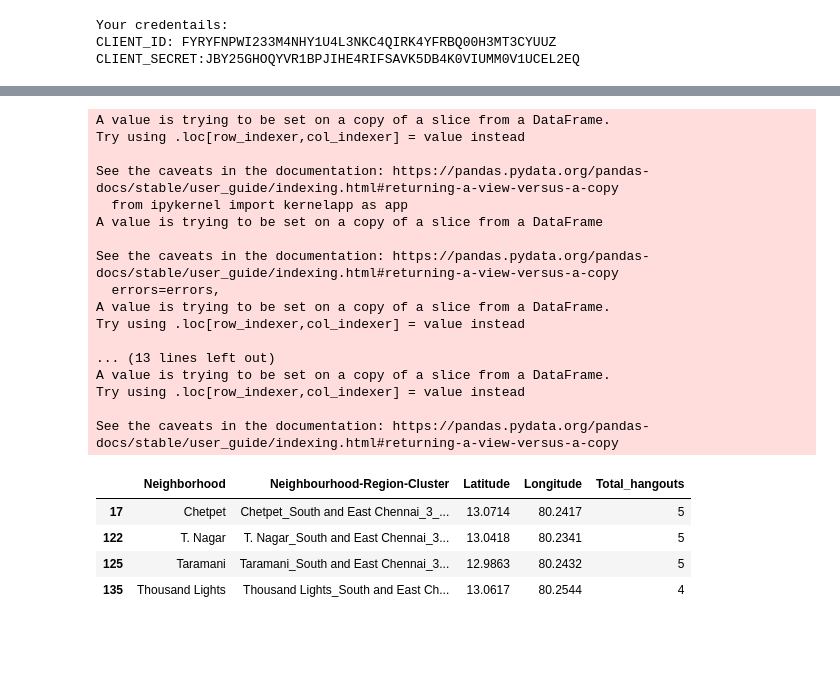
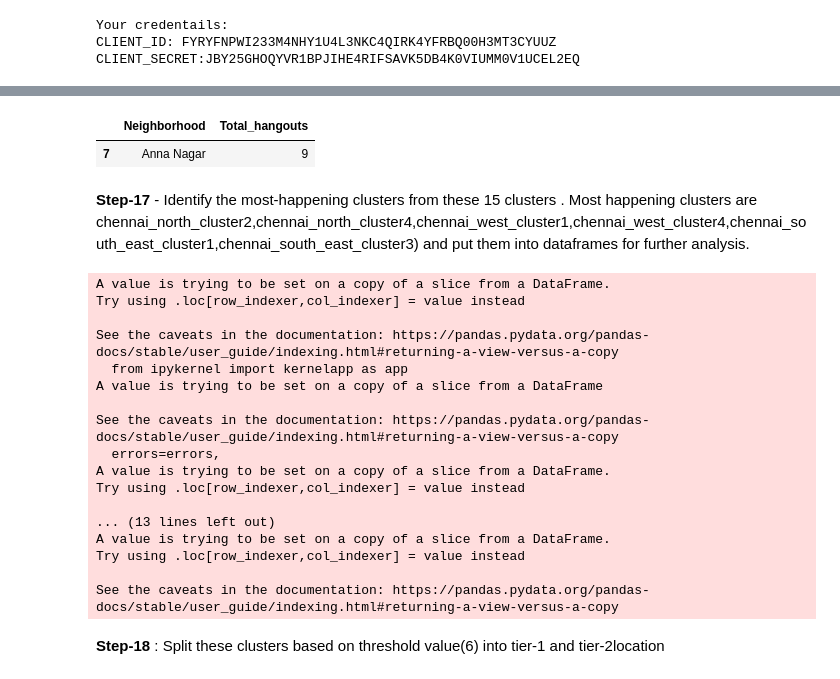
Before and after one commit to parthiks/Coursera_Capstone, a Jupyter notebook: Chennai_Neighborhood.ipynb, the cells around one changed output, grey strips where cells are left out. Saved outputs shown, nothing was run; the diff lists cells and outputs as text; code cells hidden in the pictures; blank space fills up the shorter version.

```diff
--- a/Chennai_Neighborhood.ipynb
+++ b/Chennai_Neighborhood.ipynb
@@ -655,9 +646,21 @@ chennai_west_cluster3
+# %%
+columns = ['Neighborhood','Total_hangouts']
+
+chennai_west_cluster4 = pd.DataFrame(columns=columns)
+chennai_west_cluster4=chennai_tar_west_hangouts_merged.loc[chennai_tar_west_hangouts_merged['Cluster Labels'] == 4, chennai_tar_west_hangouts_merged.columns[[0] + list(range(5, chennai_tar_west_hangouts_merged.shape[1]))]]
+chennai_west_cluster4
+# %% [output]
+|  | Neighborhood | Total_hangouts |
+| 7 | Anna Nagar | 9 |
+# %% [markdown]
+**Step-17** - Identify the most-happening clusters from these 15 clusters . Most happening clusters are
+ chennai_north_cluster2,chennai_north_cluster4,chennai_west_cluster1,chennai_west_cluster4,chennai_south_east_cluster1,chennai_south_east_cluster3) and put them into dataframes for further analysis.
 # %%
-chennai_north_cluster1_neighborhoods=chennai_north_cluster1['Neighborhood'].tolist()
 chennai_north_cluster2_neighborhoods=chennai_north_cluster2['Neighborhood'].tolist()
+chennai_north_cluster4_neighborhoods=chennai_north_cluster4['Neighborhood'].tolist()
 chennai_west_cluster1_neighborhoods=chennai_west_cluster1['Neighborhood'].tolist()
-chennai_west_cluster2_neighborhoods=chennai_west_cluster2['Neighborhood'].tolist()
-chennai_south_east_cluster2_neighborhoods=chennai_south_east_cluster2['Neighborhood'].tolist()
+chennai_west_cluster4_neighborhoods=chennai_west_cluster4['Neighborhood'].tolist()
+chennai_south_east_cluster1_neighborhoods=chennai_south_east_cluster1['Neighborhood'].tolist()
 chennai_south_east_cluster3_neighborhoods=chennai_south_east_cluster3['Neighborhood'].tolist()
 cols = ['Neighborhood', 'Region', 'Cluster Labels']
 
@@ -665,33 +668,32 @@ chennai_tar_north_hangouts_merged.set_index('Neighborhood')
 chennai_tar_south_east_hangouts_merged.set_index('Neighborhood')
 chennai_tar_west_hangouts_merged.set_index('Neighborhood')
 
-chennai_north_cluster1_neighborhood_loc = chennai_tar_north_hangouts_merged.loc[chennai_tar_north_hangouts_merged['Neighborhood'].isin(chennai_north_cluster1_neighborhoods)]
 chennai_north_cluster2_neighborhood_loc = chennai_tar_north_hangouts_merged.loc[chennai_tar_north_hangouts_merged['Neighborhood'].isin(chennai_north_cluster2_neighborhoods)]
-chennai_north_cluster1_neighborhood_loc['Neighbourhood-Region-Cluster'] = chennai_north_cluster1_neighborhood_loc[cols].apply(lambda row: '_'.join(row.values.astype(str)), axis=1)+'_Cluster'
-chennai_north_cluster1_neighborhood_loc.drop(columns=['Region','Cluster Labels'],inplace=True)
-chennai_north_cluster1_neighborhood_loc = chennai_north_cluster1_neighborhood_loc[ ['Neighborhood','Neighbourhood-Region-Cluster'] + [ col for col in chennai_north_cluster1_neighborhood_loc.columns if (col != 'Neighborhood' and col != 'Neighbourhood-Region-Cluster') ] ]
+chennai_north_cluster4_neighborhood_loc = chennai_tar_north_hangouts_merged.loc[chennai_tar_north_hangouts_merged['Neighborhood'].isin(chennai_north_cluster4_neighborhoods)]
 chennai_north_cluster2_neighborhood_loc['Neighbourhood-Region-Cluster'] = chennai_north_cluster2_neighborhood_loc[cols].apply(lambda row: '_'.join(row.values.astype(str)), axis=1)+'_Cluster'
 chennai_north_cluster2_neighborhood_loc.drop(columns=['Region','Cluster Labels'],inplace=True)
 chennai_north_cluster2_neighborhood_loc = chennai_north_cluster2_neighborhood_loc[ ['Neighborhood','Neighbourhood-Region-Cluster'] + [ col for col in chennai_north_cluster2_neighborhood_loc.columns if (col != 'Neighborhood' and col != 'Neighbourhood-Region-Cluster') ] ]
+chennai_north_cluster4_neighborhood_loc['Neighbourhood-Region-Cluster'] = chennai_north_cluster4_neighborhood_loc[cols].apply(lambda row: '_'.join(row.values.astype(str)), axis=1)+'_Cluster'
+chennai_north_cluster4_neighborhood_loc.drop(columns=['Region','Cluster Labels'],inplace=True)
+chennai_north_cluster4_neighborhood_loc = chennai_north_cluster4_neighborhood_loc[ ['Neighborhood','Neighbourhood-Region-Cluster'] + [ col for col in chennai_north_cluster4_neighborhood_loc.columns if (col != 'Neighborhood' and col != 'Neighbourhood-Region-Cluster') ] ]
 
 chennai_west_cluster1_neighborhood_loc = chennai_tar_west_hangouts_merged.loc[chennai_tar_west_hangouts_merged['Neighborhood'].isin(chennai_west_cluster1_neighborhoods)]
-chennai_west_cluster2_neighborhood_loc = chennai_tar_west_hangouts_merged.loc[chennai_tar_west_hangouts_merged['Neighborhood'].isin(chennai_west_cluster2_neighborhoods)]
+chennai_west_cluster4_neighborhood_loc = chennai_tar_west_hangouts_merged.loc[chennai_tar_west_hangouts_merged['Neighborhood'].isin(chennai_west_cluster4_neighborhoods)]
 chennai_west_cluster1_neighborhood_loc['Neighbourhood-Region-Cluster'] = chennai_west_cluster1_neighborhood_loc[cols].apply(lambda row: '_'.join(row.values.astype(str)), axis=1)+'_Cluster'
 chennai_west_cluster1_neighborhood_loc.drop(columns=['Region','Cluster Labels'],inplace=True)
 chennai_west_cluster1_neighborhood_loc = chennai_west_cluster1_neighborhood_loc[ ['Neighborhood','Neighbourhood-Region-Cluster'] + [ col for col in chennai_west_cluster1_neighborhood_loc.columns if (col != 'Neighborhood' and col != 'Neighbourhood-Region-Cluster') ] ]
-chennai_west_cluster2_neighborhood_loc['Neighbourhood-Region-Cluster'] = chennai_west_cluster2_neighborhood_loc[cols].apply(lambda row: '_'.join(row.values.astype(str)), axis=1)+'_Cluster'
-chennai_west_cluster2_neighborhood_loc.drop(columns=['Region','Cluster Labels'],inplace=True)
-chennai_west_cluster2_neighborhood_loc = chennai_west_cluster2_neighborhood_loc[ ['Neighborhood','Neighbourhood-Region-Cluster'] + [ col for col in chennai_west_cluster2_neighborhood_loc.columns if (col != 'Neighborhood' and col != 'Neighbourhood-Region-Cluster') ] ]
+chennai_west_cluster4_neighborhood_loc['Neighbourhood-Region-Cluster'] = chennai_west_cluster4_neighborhood_loc[cols].apply(lambda row: '_'.join(row.values.astype(str)), axis=1)+'_Cluster'
+chennai_west_cluster4_neighborhood_loc.drop(columns=['Region','Cluster Labels'],inplace=True)
+chennai_west_cluster4_neighborhood_loc = chennai_west_cluster4_neighborhood_loc[ ['Neighborhood','Neighbourhood-Region-Cluster'] + [ col for col in chennai_west_cluster4_neighborhood_loc.columns if (col != 'Neighborhood' and col != 'Neighbourhood-Region-Cluster') ] ]
 
-chennai_south_east_cluster2_neighborhood_loc = chennai_tar_south_east_hangouts_merged.loc[chennai_tar_south_east_hangouts_merged['Neighborhood'].isin(chennai_south_east_cluster2_neighborhoods)]
+chennai_south_east_cluster1_neighborhood_loc = chennai_tar_south_east_hangouts_merged.loc[chennai_tar_south_east_hangouts_merged['Neighborhood'].isin(chennai_south_east_cluster1_neighborhoods)]
 chennai_south_east_cluster3_neighborhood_loc = chennai_tar_south_east_hangouts_merged.loc[chennai_tar_south_east_hangouts_merged['Neighborhood'].isin(chennai_south_east_cluster3_neighborhoods)]
-chennai_south_east_cluster2_neighborhood_loc['Neighbourhood-Region-Cluster'] = chennai_south_east_cluster2_neighborhood_loc[cols].apply(lambda row: '_'.join(row.values.astype(str)), axis=1)+'_Cluster'
-chennai_south_east_cluster2_neighborhood_loc.drop(columns=['Region','Cluster Labels'],inplace=True)
-chennai_south_east_cluster2_neighborhood_loc = chennai_south_east_cluster2_neighborhood_loc[ ['Neighborhood','Neighbourhood-Region-Cluster'] + [ col for col in chennai_south_east_cluster2_neighborhood_loc.columns if (col != 'Neighborhood' and col != 'Neighbourhood-Region-Cluster') ] ]
+chennai_south_east_cluster1_neighborhood_loc['Neighbourhood-Region-Cluster'] = chennai_south_east_cluster1_neighborhood_loc[cols].apply(lambda row: '_'.join(row.values.astype(str)), axis=1)+'_Cluster'
+chennai_south_east_cluster1_neighborhood_loc.drop(columns=['Region','Cluster Labels'],inplace=True)
+chennai_south_east_cluster1_neighborhood_loc = chennai_south_east_cluster1_neighborhood_loc[ ['Neighborhood','Neighbourhood-Region-Cluster'] + [ col for col in chennai_south_east_cluster1_neighborhood_loc.columns if (col != 'Neighborhood' and col != 'Neighbourhood-Region-Cluster') ] ]
 chennai_south_east_cluster3_neighborhood_loc['Neighbourhood-Region-Cluster'] = chennai_south_east_cluster3_neighborhood_loc[cols].apply(lambda row: '_'.join(row.values.astype(str)), axis=1)+'_Cluster'
 chennai_south_east_cluster3_neighborhood_loc.drop(columns=['Region','Cluster Labels'],inplace=True)
 chennai_south_east_cluster3_neighborhood_loc = chennai_south_east_cluster3_neighborhood_loc[ ['Neighborhood','Neighbourhood-Region-Cluster'] + [ col for col in chennai_south_east_cluster3_neighborhood_loc.columns if (col != 'Neighborhood' and col != 'Neighbourhood-Region-Cluster') ] ]
-chennai_south_east_cluster3_neighborhood_loc
 # %% [output]
 A value is trying to be set on a copy of a slice from a DataFrame.
 Try using .loc[row_indexer,col_indexer] = value instead
@@ -710,9 +712,6 @@ A value is trying to be set on a copy of a slice from a DataFrame.
 Try using .loc[row_indexer,col_indexer] = value instead
 
 See the caveats in the documentation: https://pandas.pydata.org/pandas-docs/stable/user_guide/indexing.html#returning-a-view-versus-a-copy
-|  | Neighborhood | Neighbourhood-Region-Cluster | Latitude | Longitude | Total_hangouts |
-| 17 | Chetpet | Chetpet_South and East Chennai_3_... | 13.0714 | 80.2417 | 5 |
-| 122 | T. Nagar | T. Nagar_South and East Chennai_3... | 13.0418 | 80.2341 | 5 |
-| 125 | Taramani | Taramani_South and East Chennai_3... | 12.9863 | 80.2432 | 5 |
-| 135 | Thousand Lights | Thousand Lights_South and East Ch... | 13.0617 | 80.2544 | 4 |
+# %% [markdown]
+**Step-18** : Split these clusters based on threshold value(6) into tier-1 and tier-2location
 # %%
```
Also changed, not shown: parts of 55 cells of this notebook.
